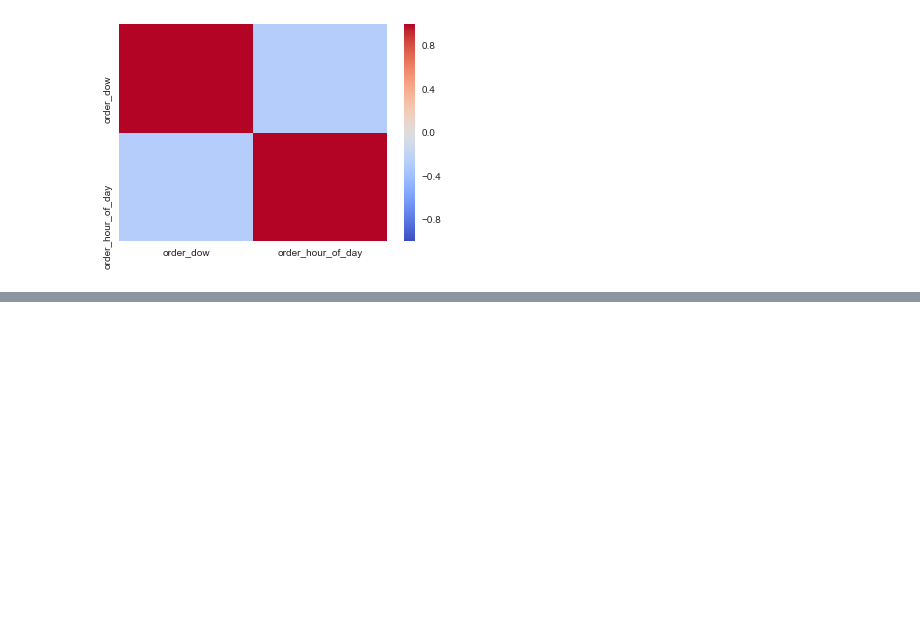
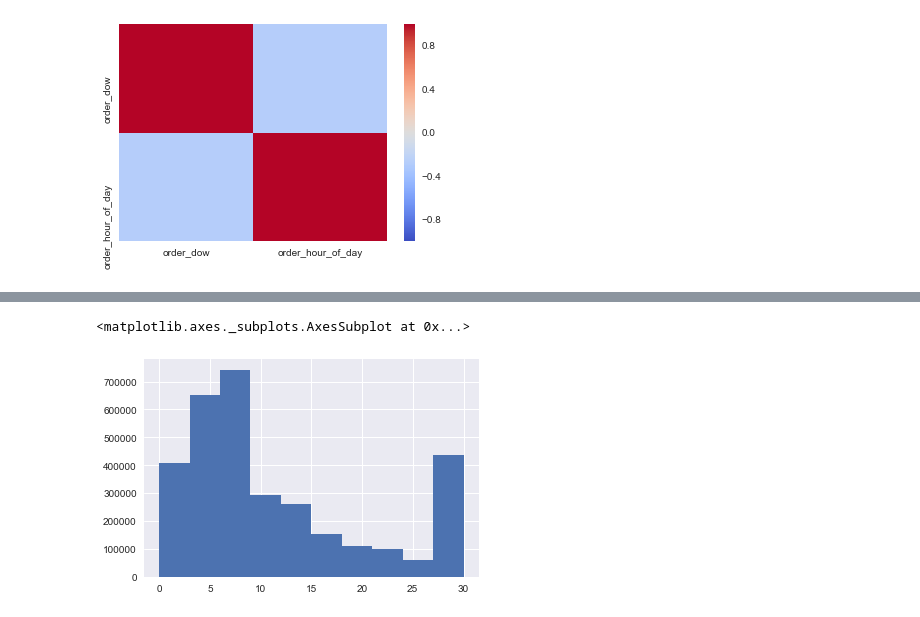
Before and after one commit to andrewcmilne/capstone1_instaCart, a Jupyter notebook: instaCart1.ipynb, the cells around one changed output, grey strips where cells are left out. Saved outputs shown, nothing was run; the diff lists cells and outputs as text; code cells hidden in the pictures; blank space fills up the shorter version.

```diff
--- a/instaCart1.ipynb
+++ b/instaCart1.ipynb
@@ -118,0 +173,5 @@ ValueError: Index contains duplicate entries, cannot reshape
+# %%
+dfOrders['days_since_prior_order'].hist()
+# %% [output]
+<matplotlib.axes._subplots.AxesSubplot at 0x...>
+[figure, added]
```
Also changed, not shown: parts of 25 cells of this notebook.
